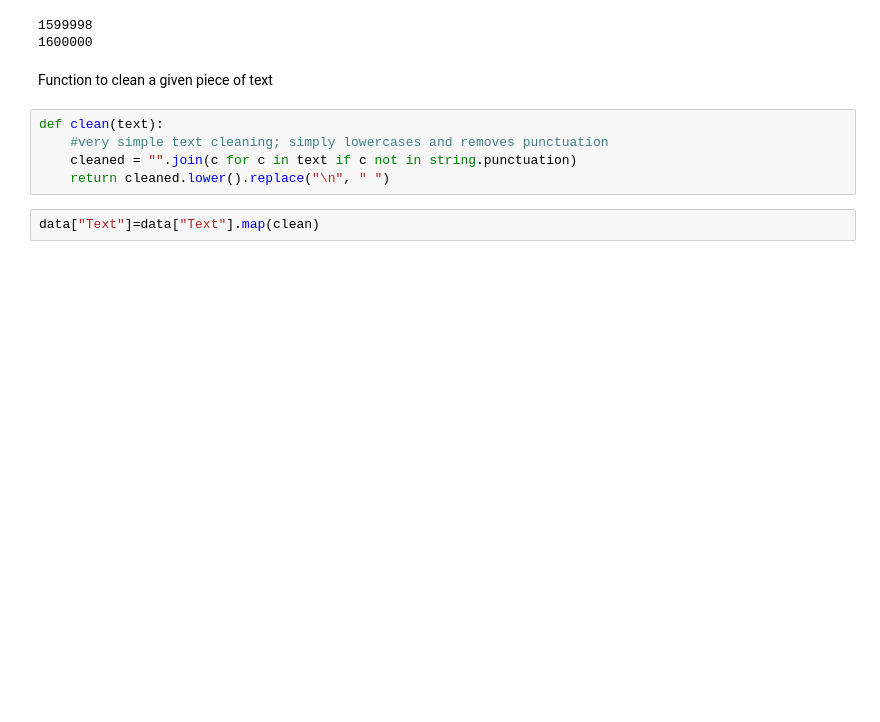
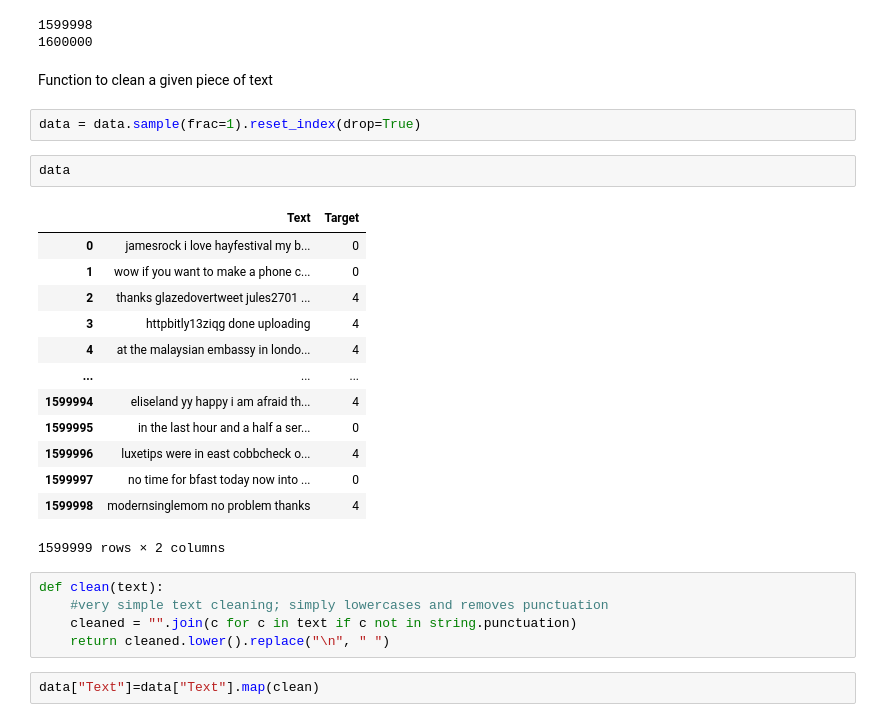
Before and after one commit to rudra-sett/Sentiment140, a Jupyter notebook: classifier.ipynb, the cells around one changed output. Cells and saved outputs as stored; diff of their text form; blank space fills up the shorter version.

```diff
--- a/classifier.ipynb
+++ b/classifier.ipynb
@@ -32,6 +34,24 @@ print(data[ data['Target'] == 4].size)
 1600000
 # %% [markdown]
 Function to clean a given piece of text
+# %%
+data = data.sample(frac=1).reset_index(drop=True)
+# %%
+data
+# %% [output]
+|  | Text | Target |
+| 0 | jamesrock i love hayfestival my b... | 0 |
+| 1 | wow if you want to make a phone c... | 0 |
+| 2 | thanks glazedovertweet jules2701 ... | 4 |
+| 3 | httpbitly13ziqg done uploading | 4 |
+| 4 | at the malaysian embassy in londo... | 4 |
+| ... | ... | ... |
+| 1599994 | eliseland yy happy i am afraid th... | 4 |
+| 1599995 | in the last hour and a half a ser... | 0 |
+| 1599996 | luxetips were in east cobbcheck o... | 4 |
+| 1599997 | no time for bfast today now into ... | 0 |
+| 1599998 | modernsinglemom no problem thanks | 4 |
+1599999 rows × 2 columns
 # %%
 def clean(text):
     #very simple text cleaning; simply lowercases and removes punctuation
```
Also changed, not shown: parts of 20 cells of this notebook.
